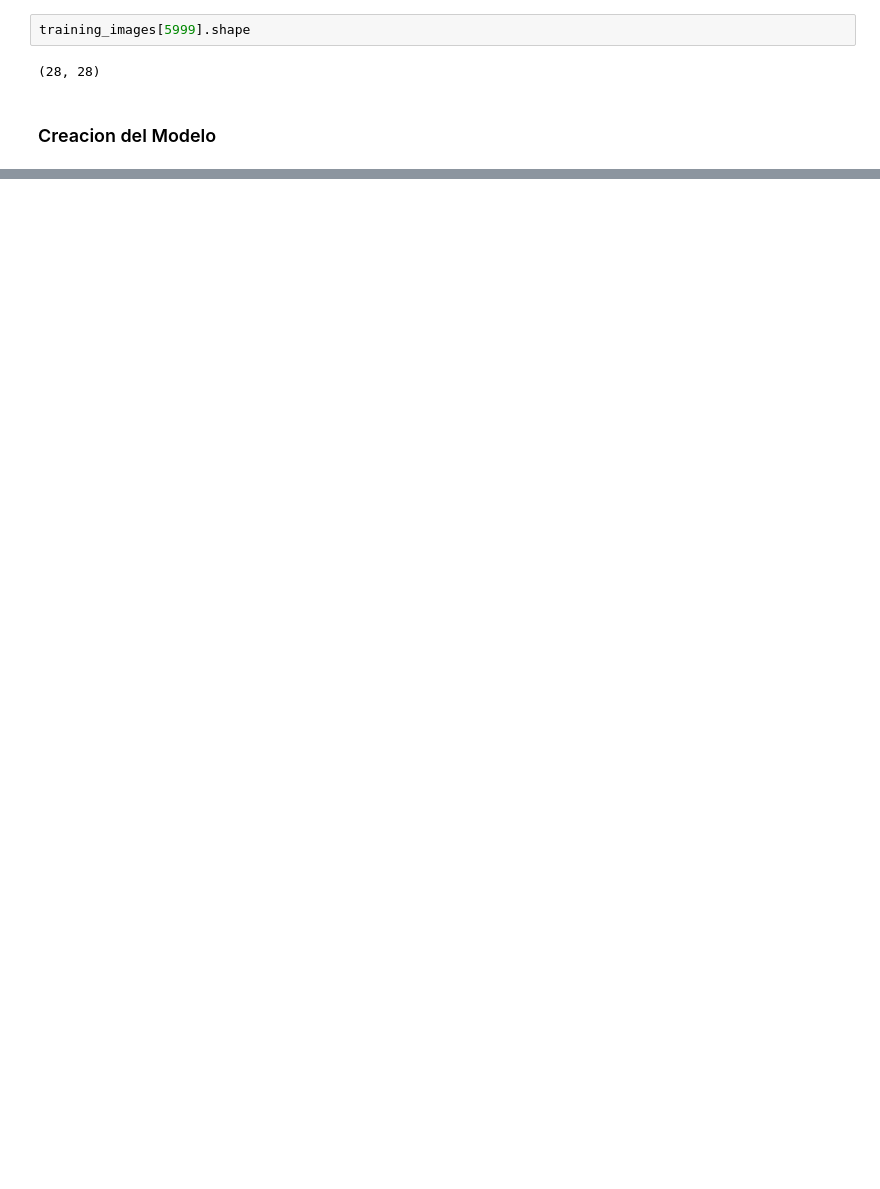
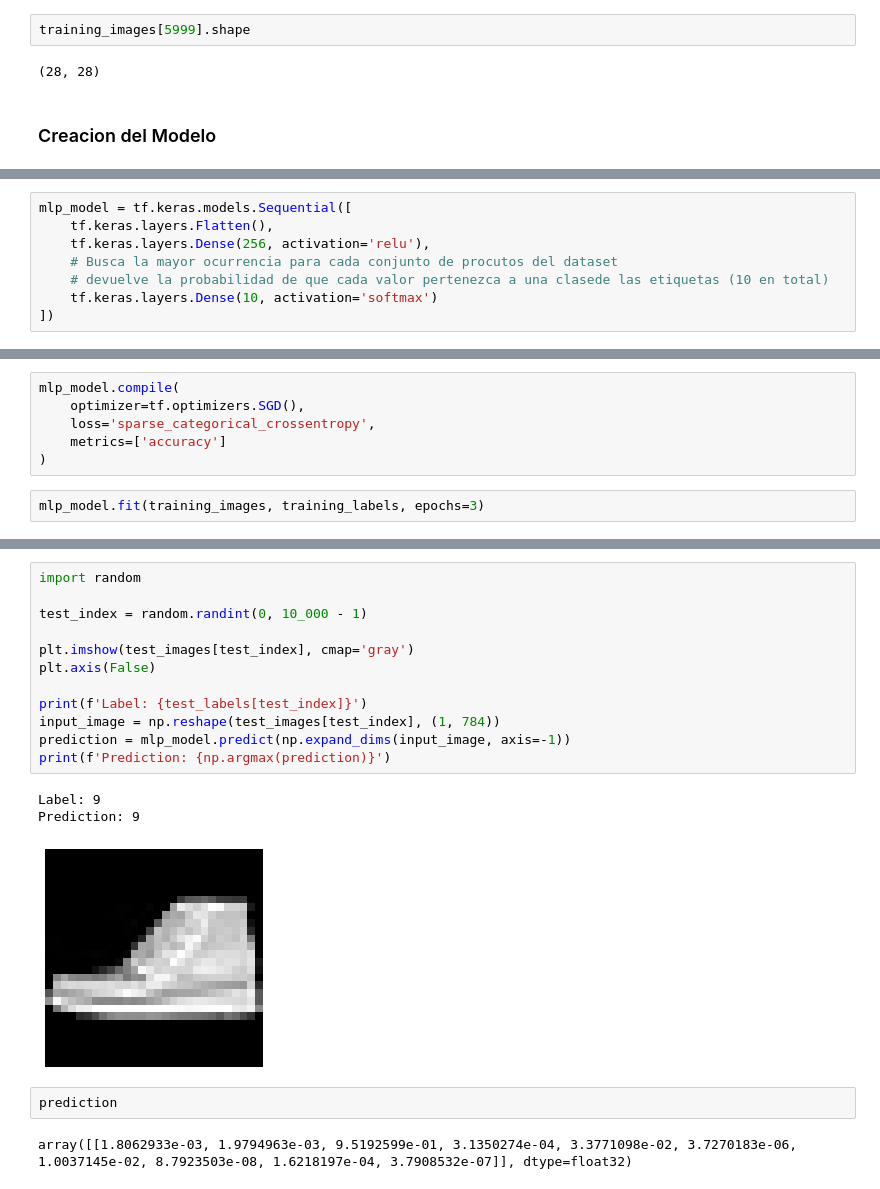
Before and after one commit to Gilberto-xyz/ML, a Jupyter notebook: Fashion MNIST.ipynb, the cells around one changed output, grey strips where cells are left out. Saved outputs shown, nothing was run; the diff lists cells and outputs as text; blank space fills up the shorter version.

```diff
--- a/Fashion MNIST.ipynb
+++ b/Fashion MNIST.ipynb
@@ -113,0 +100,8 @@ mlp_model = tf.keras.models.Sequential([])
+# %%
+mlp_model = tf.keras.models.Sequential([
+    tf.keras.layers.Flatten(),
+    tf.keras.layers.Dense(256, activation='relu'),
+    # Busca la mayor ocurrencia para cada conjunto de procutos del dataset
+    # devuelve la probabilidad de que cada valor pertenezca a una clasede las etiquetas (10 en total)
+    tf.keras.layers.Dense(10, activation='softmax')
+])
@@ -113,0 +110,8 @@ mlp_model = tf.keras.models.Sequential([])
+# %%
+mlp_model.compile(
+    optimizer=tf.optimizers.SGD(),
+    loss='sparse_categorical_crossentropy',
+    metrics=['accuracy']
+)
+# %%
+mlp_model.fit(training_images, training_labels, epochs=3)
@@ -113,0 +151,20 @@ mlp_model = tf.keras.models.Sequential([])
+# %%
+import random
+
+test_index = random.randint(0, 10_000 - 1)
+
+plt.imshow(test_images[test_index], cmap='gray')
+plt.axis(False)
+
+print(f'Label: {test_labels[test_index]}')
+input_image = np.reshape(test_images[test_index], (1, 784))
+prediction = mlp_model.predict(np.expand_dims(input_image, axis=-1))
+print(f'Prediction: {np.argmax(prediction)}')
+# %% [output]
+Label: 9
+Prediction: 9
+[figure, added]
+# %%
+prediction
+# %% [output]
+array([[1.8062933e-03, 1.9794963e-03, 9.5192599e-01, 3.1350274e-04, 3.3771098e-02, 3.7270183e-06, 1.0037145e-02, 8.7923503e-08, 1.6218197e-04, 3.7908532e-07]], dtype=float32)
```
Also changed, not shown: parts of 24 cells of this notebook.
